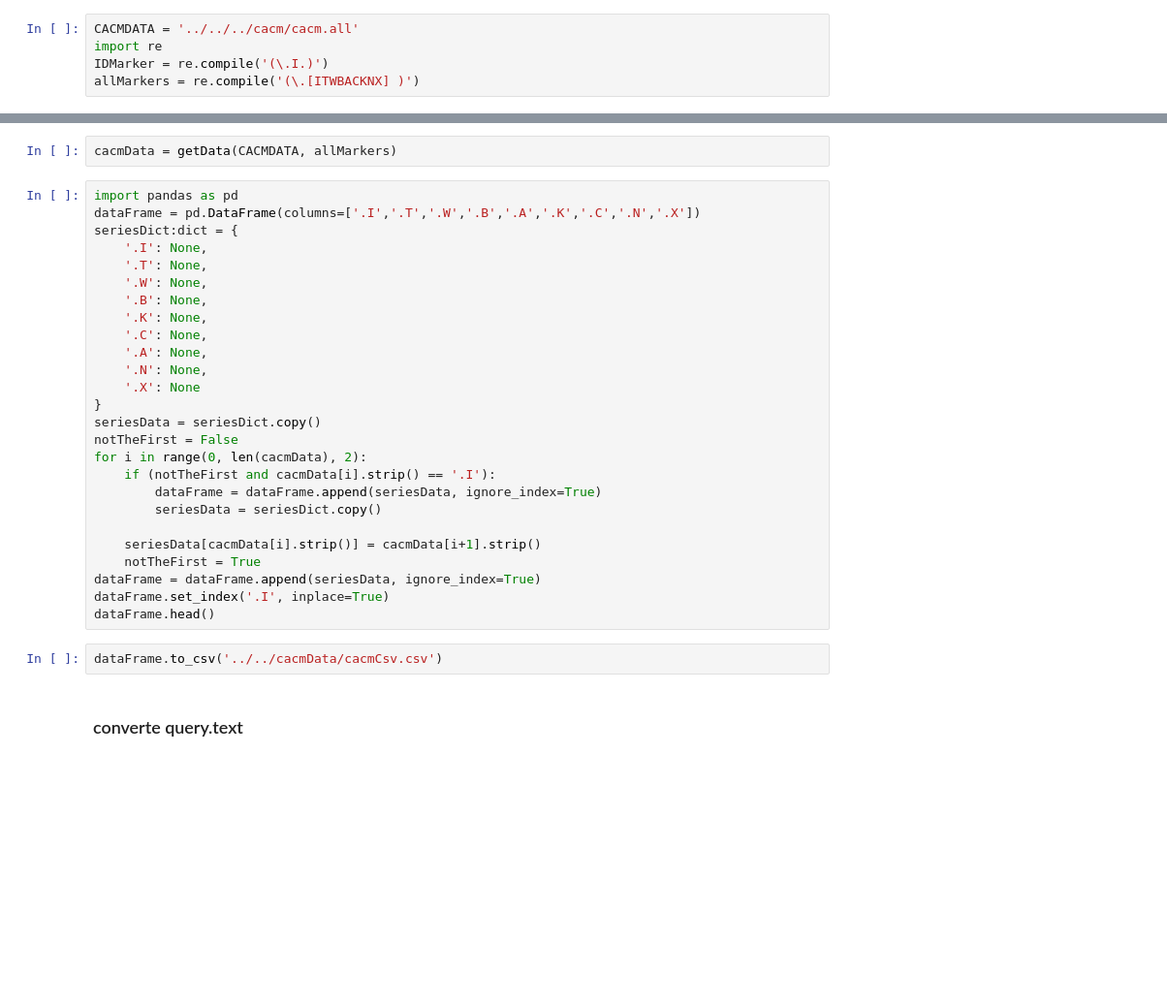
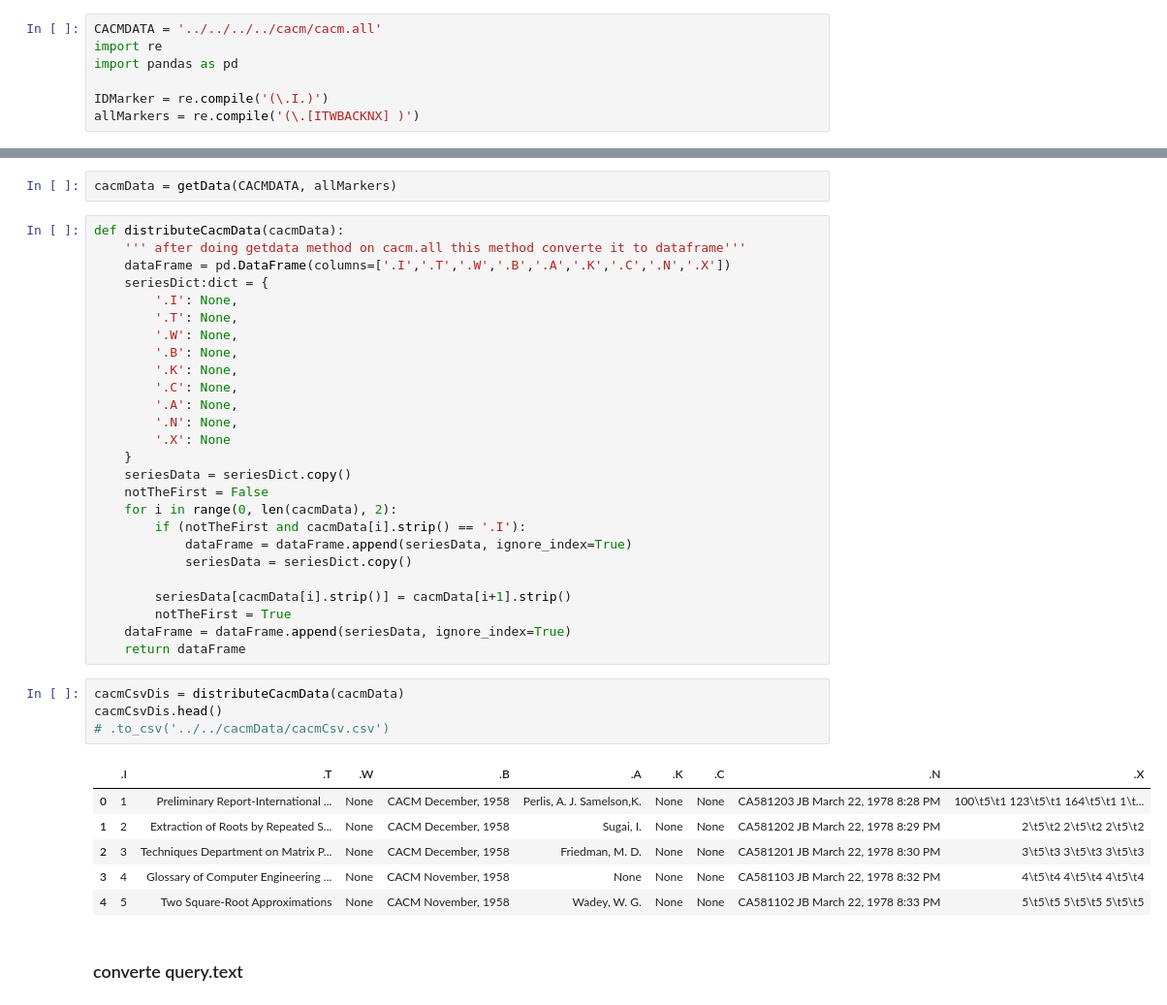
Before and after one commit to sahersoufan/IRProject, a Jupyter notebook: system/cacmSys/core/jupytoNotes/cacm.ipynb, the cells around one changed output, grey strips where cells are left out. Shown: that part at 97% size. Saved outputs shown, nothing was run; the diff lists cells and outputs as text; blank space fills up the shorter version.

```diff
--- a/system/cacmSys/core/jupytoNotes/cacm.ipynb
+++ b/system/cacmSys/core/jupytoNotes/cacm.ipynb
@@ -5,8 +5,10 @@
 # %% [markdown]
 ### data info
 # %%
-CACMDATA = '../../../cacm/cacm.all'
+CACMDATA = '../../../../cacm/cacm.all'
 import re
+import pandas as pd
+
 IDMarker = re.compile('(\.I.)')
 allMarkers = re.compile('(\.[ITWBACKNX] )')
 # %% [markdown]
@@ -29,33 +31,42 @@ def getData(PATH, marker):
 # %%
 cacmData = getData(CACMDATA, allMarkers)
 # %%
-import pandas as pd
-dataFrame = pd.DataFrame(columns=['.I','.T','.W','.B','.A','.K','.C','.N','.X'])
-seriesDict:dict = {
-    '.I': None,
-    '.T': None,
-    '.W': None,
-    '.B': None,
-    '.K': None,
-    '.C': None,
-    '.A': None,
-    '.N': None,
-    '.X': None
-}
-seriesData = seriesDict.copy()
-notTheFirst = False
-for i in range(0, len(cacmData), 2):
-    if (notTheFirst and cacmData[i].strip() == '.I'):
-        dataFrame = dataFrame.append(seriesData, ignore_index=True)
-        seriesData = seriesDict.copy()
+def distributeCacmData(cacmData):
+    ''' after doing getdata method on cacm.all this method converte it to dataframe'''
+    dataFrame = pd.DataFrame(columns=['.I','.T','.W','.B','.A','.K','.C','.N','.X'])
+    seriesDict:dict = {
+        '.I': None,
+        '.T': None,
+        '.W': None,
+        '.B': None,
+        '.K': None,
+        '.C': None,
+        '.A': None,
+        '.N': None,
+        '.X': None
+    }
+    seriesData = seriesDict.copy()
+    notTheFirst = False
+    for i in range(0, len(cacmData), 2):
+        if (notTheFirst and cacmData[i].strip() == '.I'):
+            dataFrame = dataFrame.append(seriesData, ignore_index=True)
+            seriesData = seriesDict.copy()
 
-    seriesData[cacmData[i].strip()] = cacmData[i+1].strip()
-    notTheFirst = True
-dataFrame = dataFrame.append(seriesData, ignore_index=True)
-dataFrame.set_index('.I', inplace=True)
-dataFrame.head()
+        seriesData[cacmData[i].strip()] = cacmData[i+1].strip()
+        notTheFirst = True
+    dataFrame = dataFrame.append(seriesData, ignore_index=True)
+    return dataFrame
 # %%
-dataFrame.to_csv('../../cacmData/cacmCsv.csv')
+cacmCsvDis = distributeCacmData(cacmData)
+cacmCsvDis.head()
+# .to_csv('../../cacmData/cacmCsv.csv')
+# %% [output]
+|  | .I | .T | .W | .B | .A | .K | .C | .N | .X |
+| 0 | 1 | Preliminary Report-International ... | None | CACM December, 1958 | Perlis, A. J. Samelson,K. | None | None | CA581203 JB March 22, 1978 8:28 PM | 100\t5\t1 123\t5\t1 164\t5\t1 1\t... |
+| 1 | 2 | Extraction of Roots by Repeated S... | None | CACM December, 1958 | Sugai, I. | None | None | CA581202 JB March 22, 1978 8:29 PM | 2\t5\t2 2\t5\t2 2\t5\t2 |
+| 2 | 3 | Techniques Department on Matrix P... | None | CACM December, 1958 | Friedman, M. D. | None | None | CA581201 JB March 22, 1978 8:30 PM | 3\t5\t3 3\t5\t3 3\t5\t3 |
+| 3 | 4 | Glossary of Computer Engineering ... | None | CACM November, 1958 | None | None | None | CA581103 JB March 22, 1978 8:32 PM | 4\t5\t4 4\t5\t4 4\t5\t4 |
+| 4 | 5 | Two Square-Root Approximations | None | CACM November, 1958 | Wadey, W. G. | None | None | CA581102 JB March 22, 1978 8:33 PM | 5\t5\t5 5\t5\t5 5\t5\t5 |
 # %% [markdown]
 ### converte query.text
 # %%
```
Also changed, not shown: parts of 49 cells of this notebook, 20 other files.
